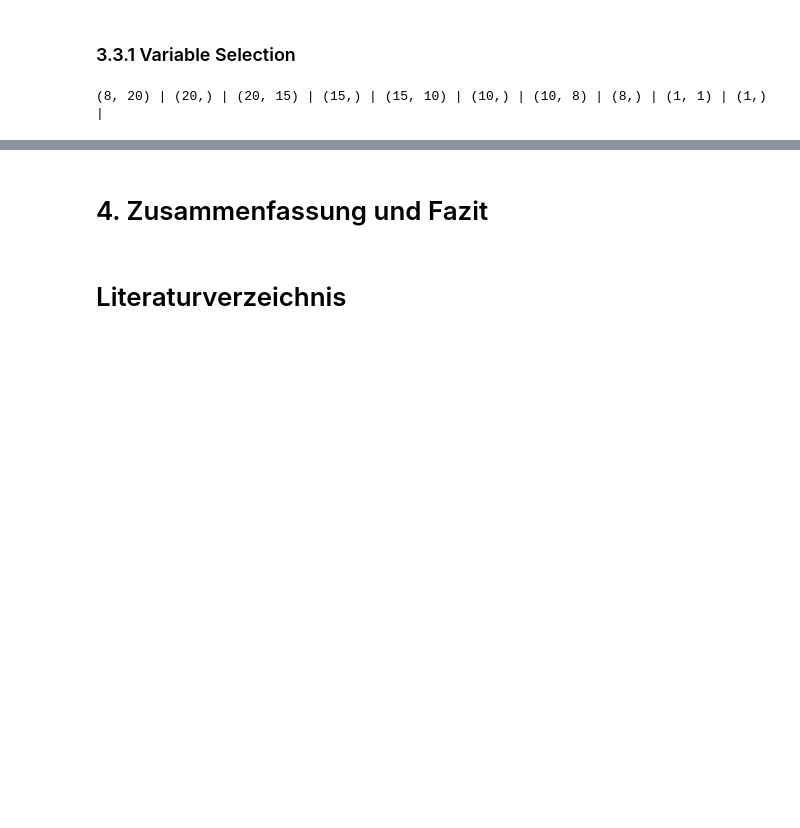
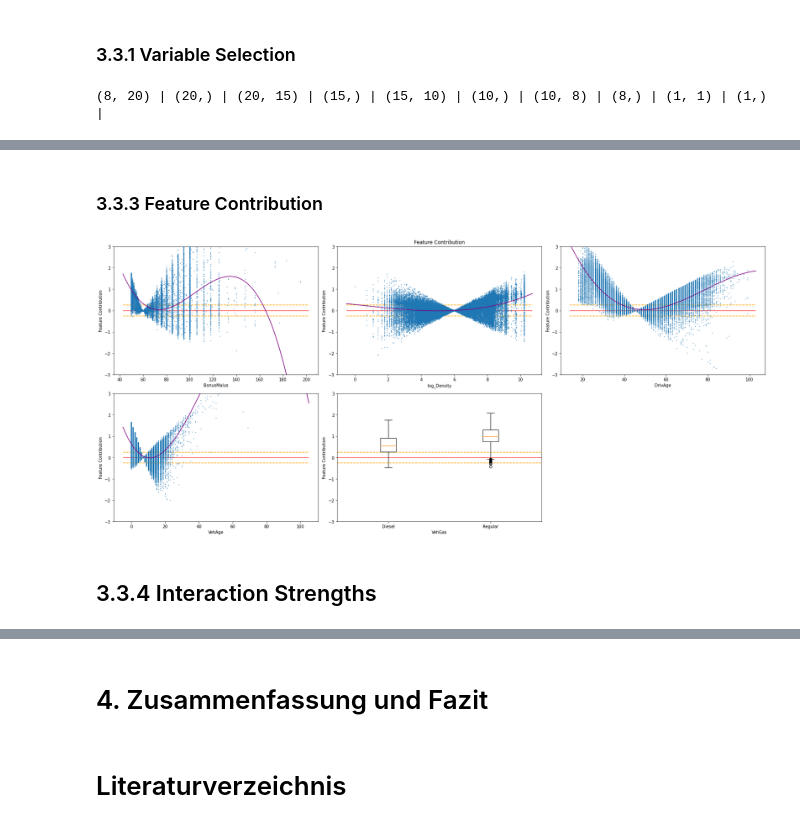
Before and after one commit to PK1706/pyLocalGLMnet, a Jupyter notebook: src/localGLMnet.ipynb, the cells around one changed output, grey strips where cells are left out. Saved outputs shown, nothing was run; the diff lists cells and outputs as text; code cells hidden in the pictures; blank space fills up the shorter version.

```diff
--- a/src/localGLMnet.ipynb
+++ b/src/localGLMnet.ipynb
@@ -974,0 +1099,80 @@ plt.show()
+# %% [markdown]
+### 3.3.3 Feature Contribution <a class="anchor" id="3_3_3-bullet"></a>
+# %%
+# Neues Model ohne Response-Schicht --> ermöglicht auslesen der Attention Gewichte
+# benöotigt als Input nur die Features, nicht die Exposures, da diese erst im späteren Layer erforderlich werden
+weights_model_freq_sig = keras.Model(
+    inputs=local_glm_net_freq_sig.inputs[0], outputs=local_glm_net_freq_sig.get_layer(name="Attention").output
+)
+
+# Gewichte bestimmen
+beta_x_freq_sig = weights_model_freq_sig.predict(x_freq_sig_test_sc)
+
+# Skalierung der Attention-Gewichte mithilfe des Gewichts der Response Schicht ( = Intercept beta_0)
+beta_x_freq_sig_sc = beta_x_freq_sig * weights_freq[8]
+
+# Als DataFrame speichern um mittels der Merkmalsnamen auf die Attention Gewichte zugreifen zu können
+beta_x_freq_scaled = pd.DataFrame(beta_x_freq_sig_sc,columns = x_freq_sig_test_sc.columns)
+# %%
+x_con = x_freq_sig_test.reset_index(drop=True)
+feature_con = x_freq_sig_test_sc.reset_index(drop=True)*beta_x_freq_scaled
+feature_con_sample = feature_con.sample(n=5000, random_state = 0)
+x_con_sample = x_con.loc[feature_con_sample.index]
+# %%
+fig_freq_con = plt.figure(tight_layout=True, figsize=(30, 15))
+
+spec = GridSpec(ncols=8, nrows=3, figure=fig_freq_con)
+ax1_freq_con = fig_freq_con.add_subplot(spec[0, 1:3])
+ax2_freq_con = fig_freq_con.add_subplot(spec[0, 3:5])
+ax3_freq_con = fig_freq_con.add_subplot(spec[0, 5:7])
+ax4_freq_con = fig_freq_con.add_subplot(spec[1, 1:3])
+ax5_freq_con = fig_freq_con.add_subplot(spec[1, 3:5])
+
+
+axs_freq_con = [ax1_freq_con, ax2_freq_con, ax3_freq_con, ax4_freq_con, ax5_freq_con]
+
+
+
+for i in range(len(axs_freq_con)):
+
+    # Feature Contribution Splines berechnen
+    # Feature Contribution = beta(xi)*xi
+
+    if (sig_columns[i]=="VehGas"):
+        diesel_index = x_con[x_con["VehGas"] == 0].index
+        regular_index = x_con[x_con["VehGas"] == 1].index
+        axs_freq_con[i].boxplot([feature_con.loc[diesel_index]["VehGas"],feature_con.loc[regular_index]["VehGas"]],labels = ["Diesel", "Regular"], zorder=10)
+        x_min, x_max = axs_freq_con[i].get_xlim()
+
+    else:
+        contribution = np.column_stack([x_con[sig_columns[i]], feature_con[sig_columns[i]]])
+        con_ind = np.lexsort((contribution[:, 1], contribution[:, 0]))
+        contribution_sorted = contribution[con_ind]
+        con_spline = interpolate.UnivariateSpline(
+            contribution_sorted[:, 0], contribution_sorted[:, 1]
+        )
+
+        # Scatter Plot --> x: Werte der Inputfeatures, y:Feature Contribution (β(x)*x)
+        axs_freq_con[i].scatter(contribution[:, 0], contribution[:, 1], s=0.5, zorder=10)
+
+        x_min, x_max = axs_freq_con[i].get_xlim()
+        xs = np.linspace(x_min, x_max, 1000)
+
+        # Feature Contribution Spline plotten
+        axs_freq_con[i].plot(xs, con_spline(xs), color="purple", zorder=20)
+
+    # Hinzufügen von horizontalen Linien um die Stärke der Feature Contribution zu visualisieren
+    axs_freq_con[i].hlines(y=0, xmin=x_min, xmax=x_max, colors="red", alpha=0.7, zorder=1)
+    axs_freq_con[i].hlines(y=0.25, xmin=x_min, xmax=x_max, colors="orange", linestyles="dashed")
+    axs_freq_con[i].hlines(y=-0.25, xmin=x_min, xmax=x_max, colors="orange", linestyles="dashed")
+
+    axs_freq_con[i].set_ylim((-3, 3))
+    axs_freq_con[i].set_xlabel(sig_columns[i])
+    axs_freq_con[i].set_ylabel("Feature Contribution")
+
+fig_freq_con.suptitle("Feature Contribution")
+plt.show()
+# %% [output]
+[figure, added]
+# %% [markdown]
+## 3.3.4 Interaction Strengths <a class="anchor" id="3_3_4-bullet"></a>
```
Also changed, not shown: parts of 90 cells of this notebook.
